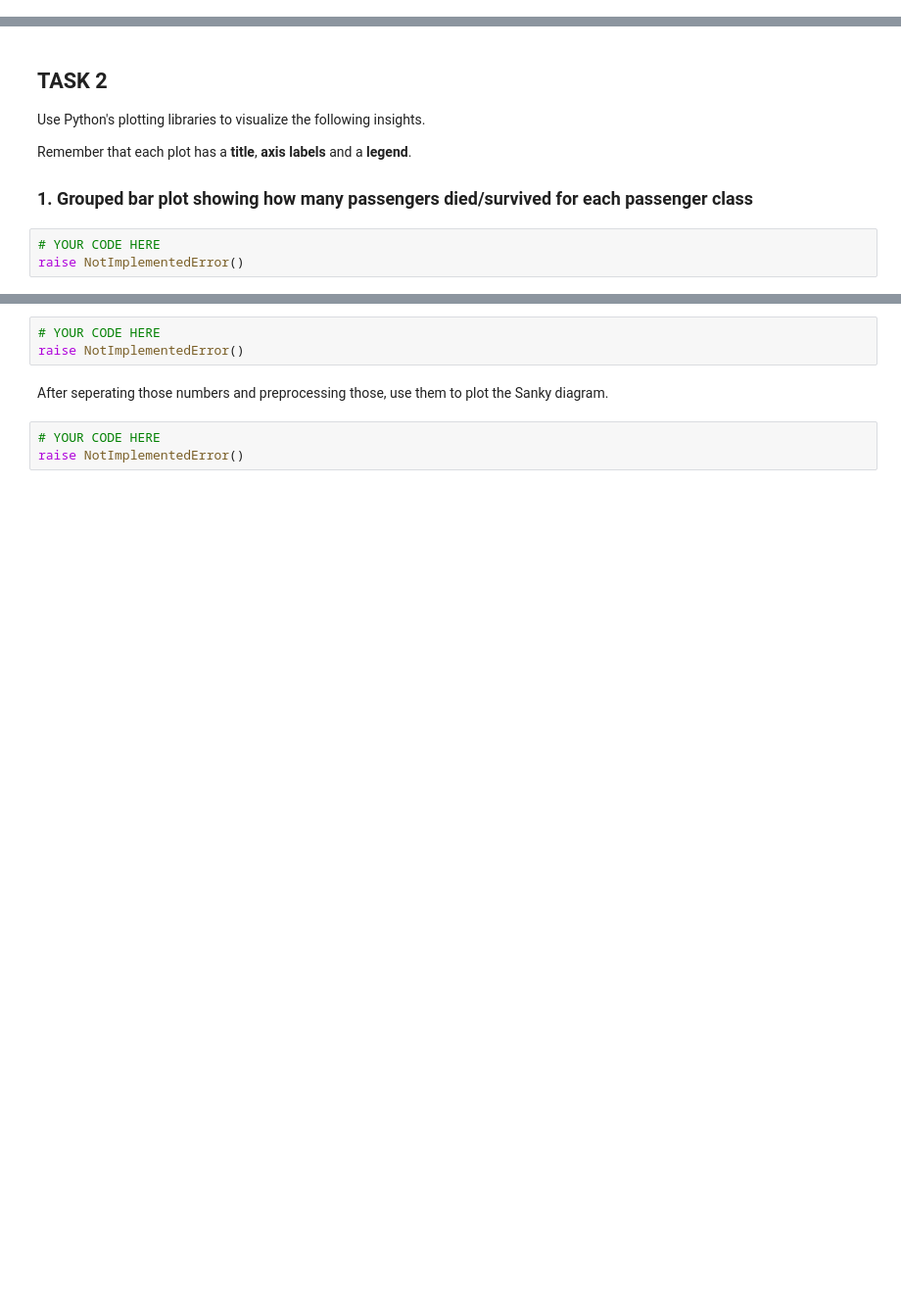
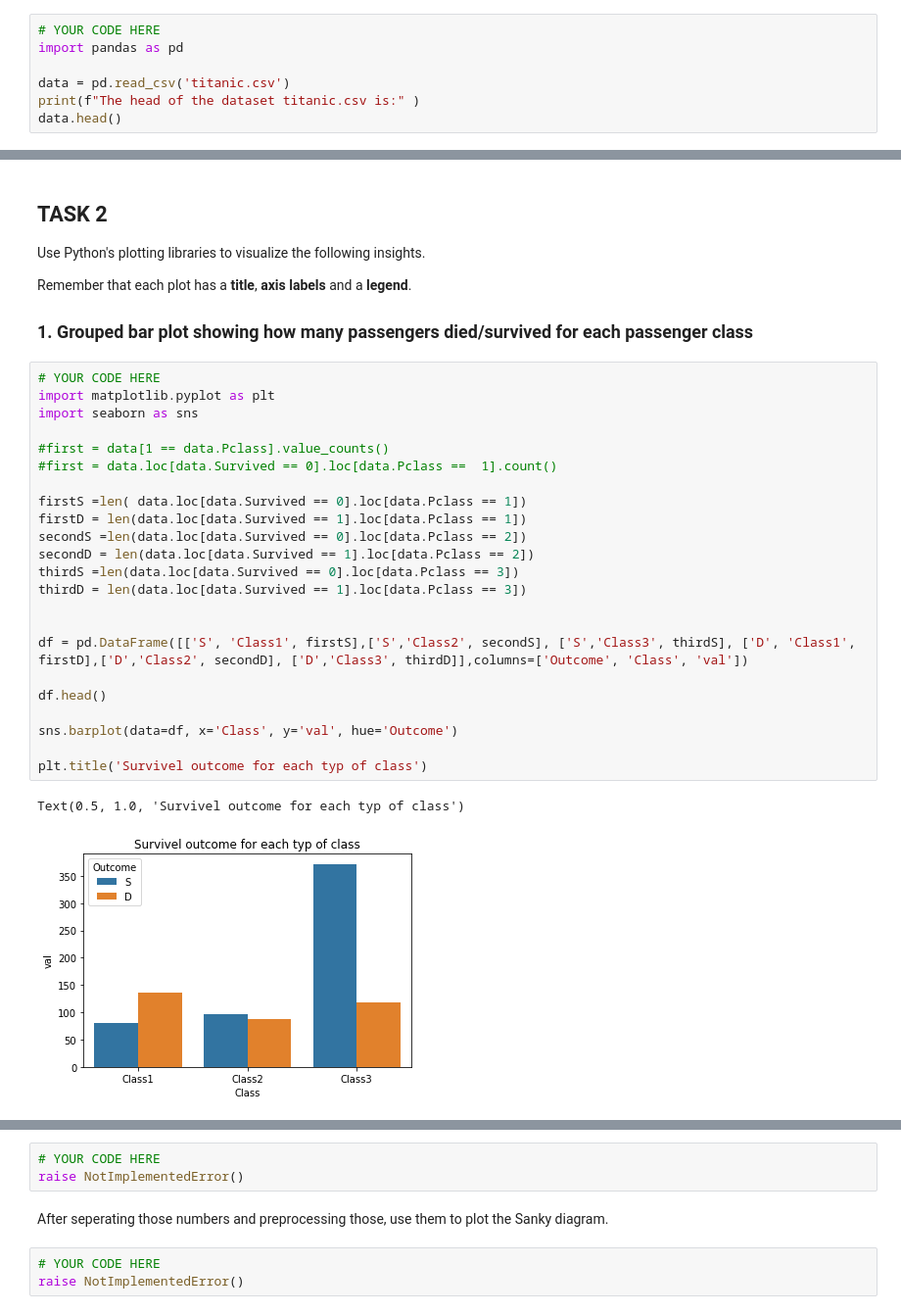
Before and after one commit to s-naegele/Data-Analysis, a Jupyter notebook: Lab/01_Categorical Data.ipynb, the cells around one changed output, grey strips where cells are left out. Shown at 98% size. Saved outputs shown, nothing was run; the diff lists cells and outputs as text; blank space fills up the shorter version.

```diff
--- a/Lab/01_Categorical Data.ipynb
+++ b/Lab/01_Categorical Data.ipynb
@@ -19,0 +35,7 @@ raise NotImplementedError()
+# %%
+# YOUR CODE HERE
+import pandas as pd
+
+data = pd.read_csv('titanic.csv')
+print(f"The head of the dataset titanic.csv is:" )
+data.head()
@@ -45,9 +96,32 @@ Use Python's plotting libraries to visualize the following insights.
 Remember that each plot has a **title**, **axis labels** and a **legend**.
 
 ### 1. Grouped bar plot showing how many passengers died/survived for each passenger class
-# %%
-# YOUR CODE HERE
-raise NotImplementedError()
+# %%
+# YOUR CODE HERE
+import matplotlib.pyplot as plt
+import seaborn as sns
+
+#first = data[1 == data.Pclass].value_counts()
+#first = data.loc[data.Survived == 0].loc[data.Pclass ==  1].count()
+
+firstS =len( data.loc[data.Survived == 0].loc[data.Pclass == 1])
+firstD = len(data.loc[data.Survived == 1].loc[data.Pclass == 1])
+secondS =len(data.loc[data.Survived == 0].loc[data.Pclass == 2])
+secondD = len(data.loc[data.Survived == 1].loc[data.Pclass == 2])
+thirdS =len(data.loc[data.Survived == 0].loc[data.Pclass == 3])
+thirdD = len(data.loc[data.Survived == 1].loc[data.Pclass == 3])
+
+
+df = pd.DataFrame([['S', 'Class1', firstS],['S','Class2', secondS], ['S','Class3', thirdS], ['D', 'Class1', firstD],['D','Class2', secondD], ['D','Class3', thirdD]],columns=['Outcome', 'Class', 'val'])
+
+df.head()
+
+sns.barplot(data=df, x='Class', y='val', hue='Outcome')
+
+plt.title('Survivel outcome for each typ of class')
+# %% [output]
+Text(0.5, 1.0, 'Survivel outcome for each typ of class')
+[figure, added]
 # %% [markdown]
 ### 2. Sankey diagram
 [Sankey diagrams](https://plot.ly/python/sankey-diagram/) are flow diagrams that visualize the flow from one category to another. Sankey diagarams are advanced plots that are avaible, for instance, in the [plotly framework](https://plot.ly/python/) that supports interactive graphs.
```
Also changed, not shown: parts of 9 cells of this notebook, 1 other file.
